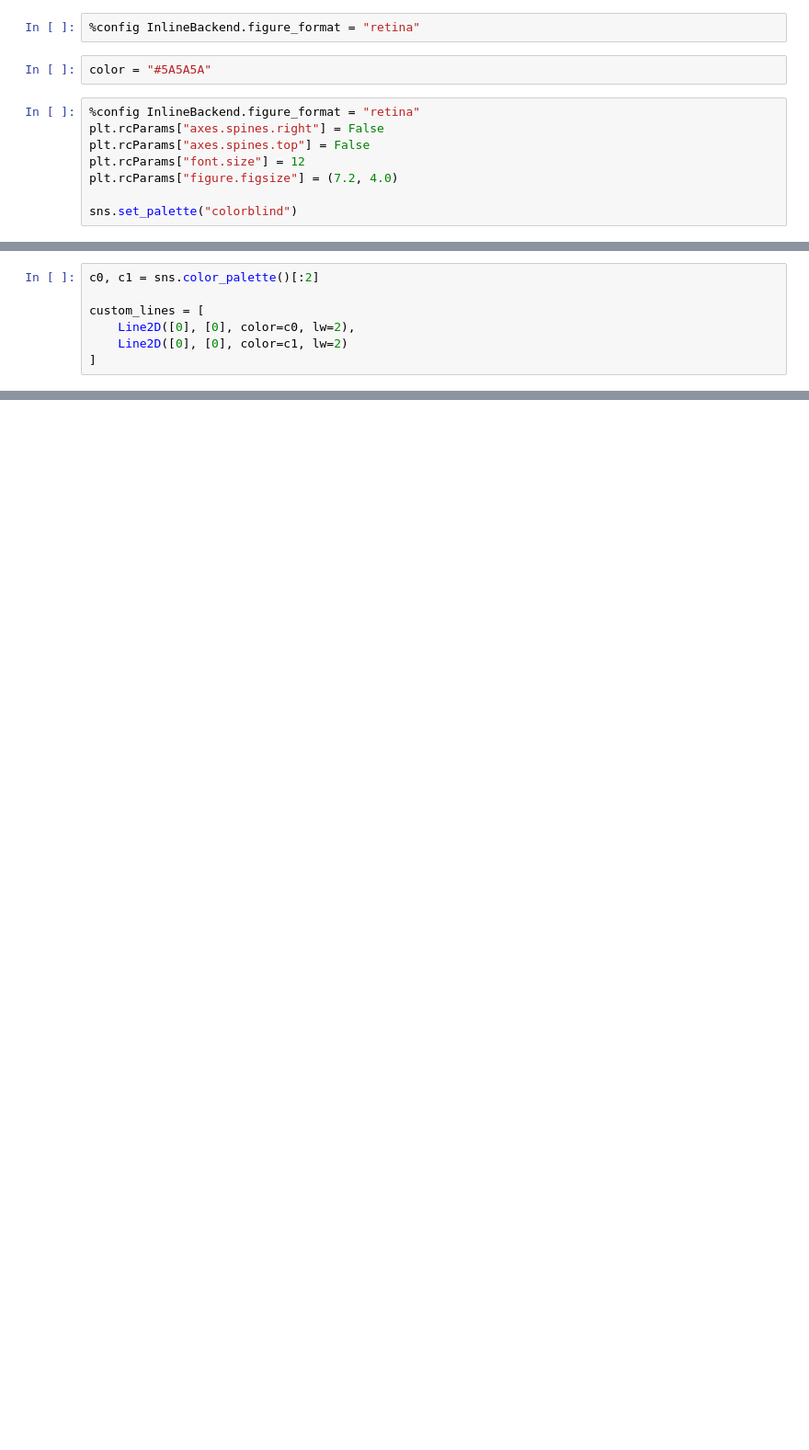
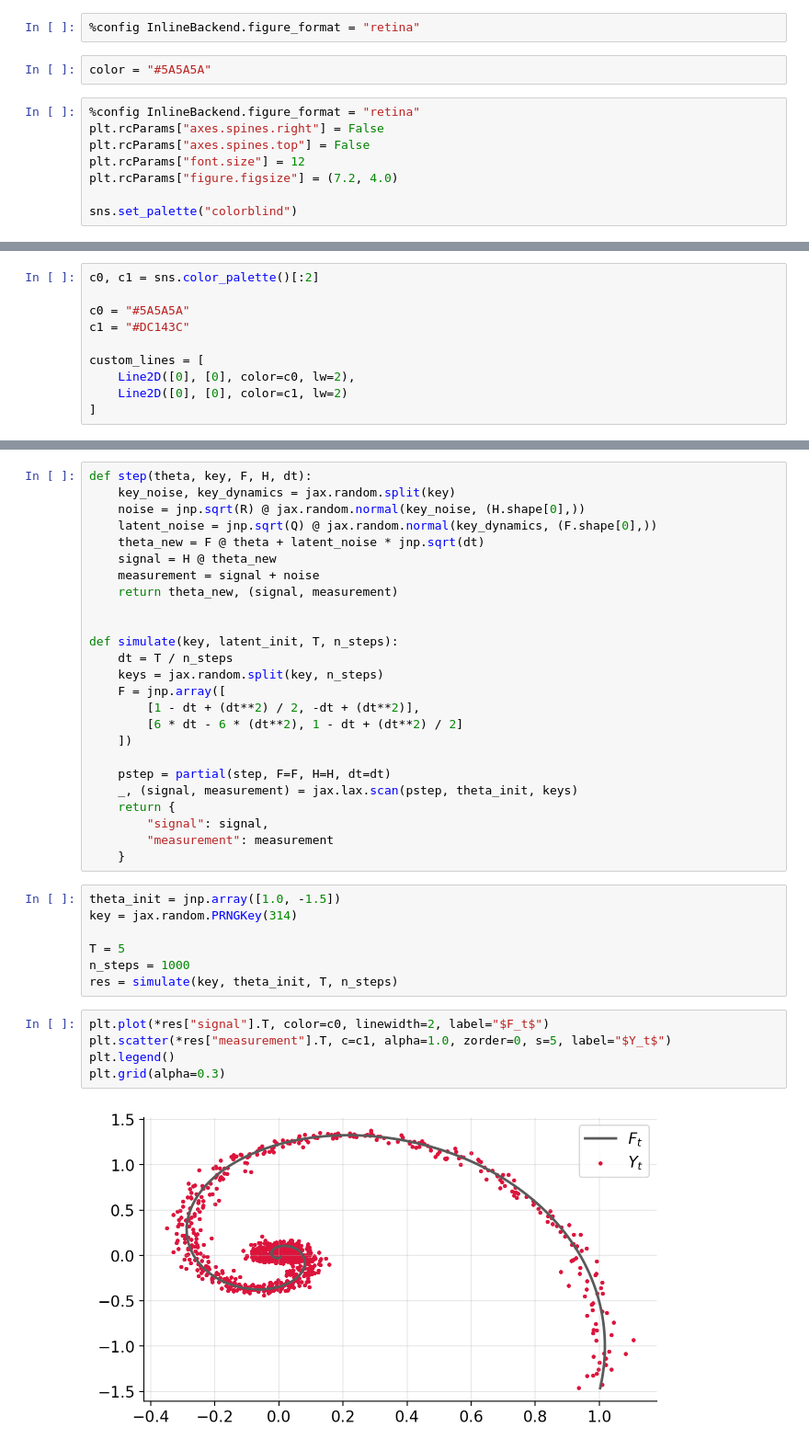
Before and after one commit to gerdm/filtering-notes, a Jupyter notebook: 02-state-space-models/lds-intro.ipynb, the cells around one changed output, grey strips where cells are left out. Shown: that part at 92% size. Drawn from its saved outputs; the diff is of its cells as text; blank space fills up the shorter version.

```diff
--- a/02-state-space-models/lds-intro.ipynb
+++ b/02-state-space-models/lds-intro.ipynb
@@ -43,5 +54,8 @@ plt.grid(alpha=0.3)
 # %%
 c0, c1 = sns.color_palette()[:2]
+
+c0 = "#5A5A5A"
+c1 = "#DC143C"
 
 custom_lines = [
     Line2D([0], [0], color=c0, lw=2),
@@ -187,0 +107,39 @@ plt.grid(alpha=0.3)
+# %%
+def step(theta, key, F, H, dt):
+    key_noise, key_dynamics = jax.random.split(key)
+    noise = jnp.sqrt(R) @ jax.random.normal(key_noise, (H.shape[0],))
+    latent_noise = jnp.sqrt(Q) @ jax.random.normal(key_dynamics, (F.shape[0],))
+    theta_new = F @ theta + latent_noise * jnp.sqrt(dt)
+    signal = H @ theta_new
+    measurement = signal + noise
+    return theta_new, (signal, measurement)
+
+
+def simulate(key, latent_init, T, n_steps):
+    dt = T / n_steps
+    keys = jax.random.split(key, n_steps)
+    F = jnp.array([
+        [1 - dt + (dt**2) / 2, -dt + (dt**2)],
+        [6 * dt - 6 * (dt**2), 1 - dt + (dt**2) / 2]
+    ])
+
+    pstep = partial(step, F=F, H=H, dt=dt)
+    _, (signal, measurement) = jax.lax.scan(pstep, theta_init, keys)
+    return {
+        "signal": signal,
+        "measurement": measurement
+    }
+# %%
+theta_init = jnp.array([1.0, -1.5])
+key = jax.random.PRNGKey(314)
+
+T = 5
+n_steps = 1000
+res = simulate(key, theta_init, T, n_steps)
+# %%
+plt.plot(*res["signal"].T, color=c0, linewidth=2, label="$F_t$")
+plt.scatter(*res["measurement"].T, c=c1, alpha=1.0, zorder=0, s=5, label="$Y_t$")
+plt.legend()
+plt.grid(alpha=0.3)
+# %% [output]
+[figure, added]
```
Also changed, not shown: parts of 17 cells of this notebook.
